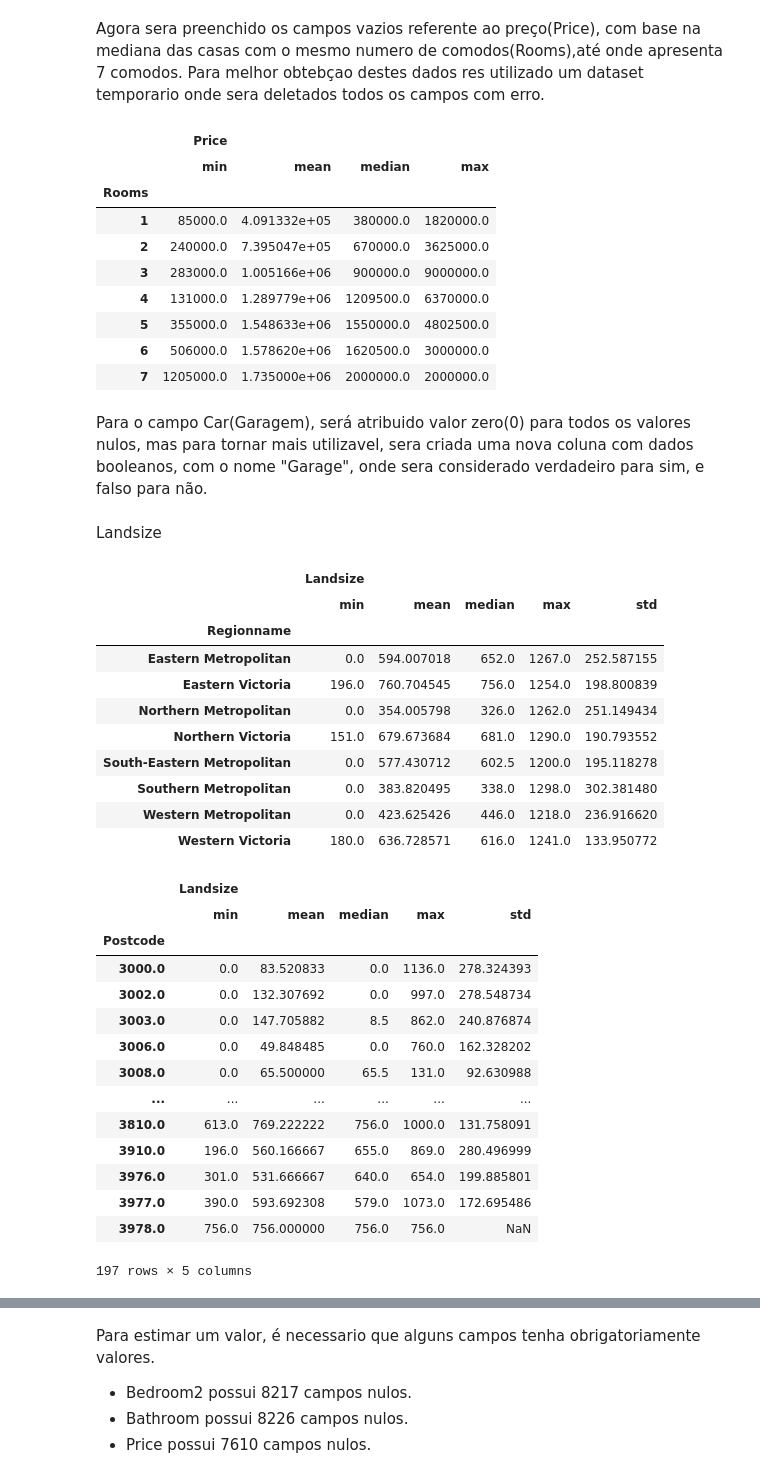
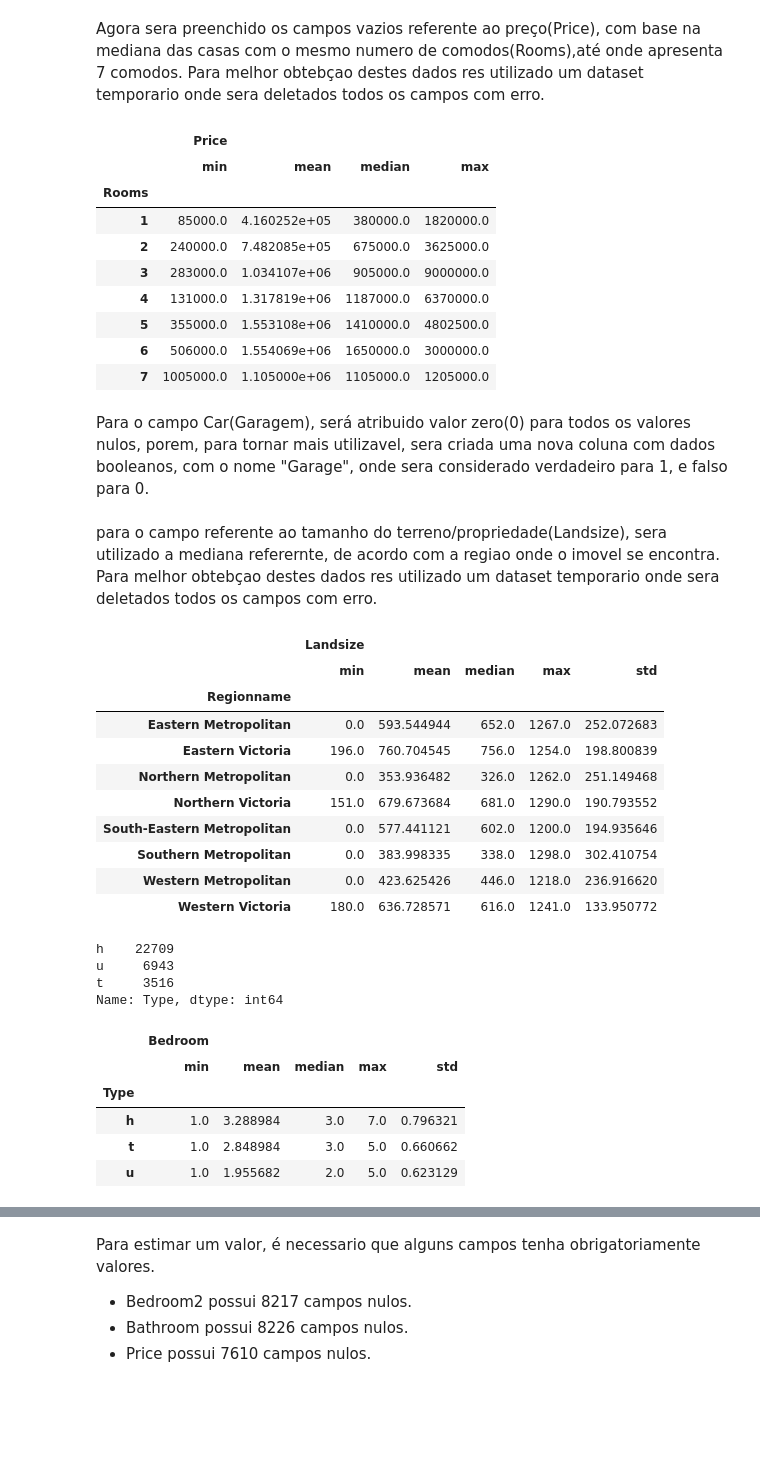
Before and after one commit to Riguini/Melbourne-Housing-Snapshot, a Jupyter notebook: Melbourne_Housing_Dataset.ipynb, the cells around one changed output, grey strips where cells are left out. Drawn from its saved outputs; the diff is of its cells as text; code cells hidden in the pictures; blank space fills up the shorter version.

```diff
--- a/Melbourne_Housing_Dataset.ipynb
+++ b/Melbourne_Housing_Dataset.ipynb
@@ -131,6 +131,7 @@ Conforme visualizado nos Boxplot acima, existe outliers para serem eleminados
 # %%
 df.drop(df.loc[df['Bathroom']>=4].index, inplace=True)
 df.drop(df.loc[df['Bedroom']>=8].index, inplace=True)
+df.drop(df.loc[df['Bedroom']<1].index, inplace=True)
 df.drop(df.loc[df['Rooms']>=8].index, inplace=True)
 df.drop(df.loc[df['Bathroom']<1].index, inplace=True)
 # %%
@@ -242,18 +240,19 @@ df.loc[df['Rooms'] == 7, 'BuildingArea'] = df.loc[df['Rooms'] == 7, 'BuildingAre
 Agora sera preenchido os campos vazios referente ao preço(Price), com base na mediana das casas com o mesmo numero de comodos(Rooms),até onde apresenta 7 comodos.
 Para melhor obtebçao destes dados res utilizado um dataset temporario onde sera deletados todos os campos com erro.
 # %%
+df_limpo_temporario = df.dropna()
 df_limpo_temporario.groupby("Rooms").agg({"Price":['min','mean', 'median','max']})
 # %% [output]
 |  | Price |  |  |  |
 |  | min | mean | median | max |
 | Rooms |  |  |  |  |
-| 1 | 85000.0 | 4.091332e+05 | 380000.0 | 1820000.0 |
-| 2 | 240000.0 | 7.395047e+05 | 670000.0 | 3625000.0 |
-| 3 | 283000.0 | 1.005166e+06 | 900000.0 | 9000000.0 |
-| 4 | 131000.0 | 1.289779e+06 | 1209500.0 | 6370000.0 |
-| 5 | 355000.0 | 1.548633e+06 | 1550000.0 | 4802500.0 |
-| 6 | 506000.0 | 1.578620e+06 | 1620500.0 | 3000000.0 |
-| 7 | 1205000.0 | 1.735000e+06 | 2000000.0 | 2000000.0 |
+| 1 | 85000.0 | 4.160252e+05 | 380000.0 | 1820000.0 |
+| 2 | 240000.0 | 7.482085e+05 | 675000.0 | 3625000.0 |
+| 3 | 283000.0 | 1.034107e+06 | 905000.0 | 9000000.0 |
+| 4 | 131000.0 | 1.317819e+06 | 1187000.0 | 6370000.0 |
+| 5 | 355000.0 | 1.553108e+06 | 1410000.0 | 4802500.0 |
+| 6 | 506000.0 | 1.554069e+06 | 1650000.0 | 3000000.0 |
+| 7 | 1005000.0 | 1.105000e+06 | 1105000.0 | 1205000.0 |
 # %%
 df.loc[df['Rooms'] == 1, 'Price'] = df.loc[df['Rooms'] == 1, 'Price'].fillna(380000)
 df.loc[df['Rooms'] == 2, 'Price'] = df.loc[df['Rooms'] == 2, 'Price'].fillna(670000)
@@ -263,46 +262,45 @@ df.loc[df['Rooms'] == 5, 'Price'] = df.loc[df['Rooms'] == 5, 'Price'].fillna(155
 df.loc[df['Rooms'] == 6, 'Price'] = df.loc[df['Rooms'] == 6, 'Price'].fillna(1620500)
 df.loc[df['Rooms'] == 7, 'Price'] = df.loc[df['Rooms'] == 7, 'Price'].fillna(2000000)
 # %% [markdown]
-Para o campo Car(Garagem), será atribuido valor zero(0) para todos os valores nulos, mas para tornar mais utilizavel, sera criada uma nova coluna com dados booleanos, com o nome "Garage", onde sera considerado verdadeiro para sim, e falso para não.
+Para o campo Car(Garagem), será atribuido valor zero(0) para todos os valores nulos, porem,  para tornar mais utilizavel, sera criada uma nova coluna com dados booleanos, com o nome "Garage", onde sera considerado verdadeiro para 1, e falso para 0.
 # %%
 df['Car'].fillna(0, inplace=True)
 # %%
 df['Garage'] = df['Car'].map(lambda x:0 if x ==0 else 1)
-# %% [markdown]
-Landsize
+# %% [markdown]
+para o campo referente ao tamanho do terreno/propriedade(Landsize), sera utilizado a mediana referernte, de acordo com a regiao onde o imovel se encontra. Para melhor obtebçao destes dados res utilizado um dataset temporario onde sera deletados todos os campos com erro.
 # %%
+df_limpo_temporario = df.dropna()
 df_limpo_temporario.groupby("Regionname").agg({"Landsize":['min','mean', 'median','max','std',]})
 # %% [output]
 |  | Landsize |  |  |  |  |
 |  | min | mean | median | max | std |
 | Regionname |  |  |  |  |  |
-| Eastern Metropolitan | 0.0 | 594.007018 | 652.0 | 1267.0 | 252.587155 |
+| Eastern Metropolitan | 0.0 | 593.544944 | 652.0 | 1267.0 | 252.072683 |
 | Eastern Victoria | 196.0 | 760.704545 | 756.0 | 1254.0 | 198.800839 |
-| Northern Metropolitan | 0.0 | 354.005798 | 326.0 | 1262.0 | 251.149434 |
+| Northern Metropolitan | 0.0 | 353.936482 | 326.0 | 1262.0 | 251.149468 |
 | Northern Victoria | 151.0 | 679.673684 | 681.0 | 1290.0 | 190.793552 |
-| South-Eastern Metropolitan | 0.0 | 577.430712 | 602.5 | 1200.0 | 195.118278 |
-| Southern Metropolitan | 0.0 | 383.820495 | 338.0 | 1298.0 | 302.381480 |
+| South-Eastern Metropolitan | 0.0 | 577.441121 | 602.0 | 1200.0 | 194.935646 |
+| Southern Metropolitan | 0.0 | 383.998335 | 338.0 | 1298.0 | 302.410754 |
 | Western Metropolitan | 0.0 | 423.625426 | 446.0 | 1218.0 | 236.916620 |
 | Western Victoria | 180.0 | 636.728571 | 616.0 | 1241.0 | 133.950772 |
 # %%
 df.loc[df['Regionname'] == 'Eastern Victoria', 'Landsize'] = df.loc[df['Regionname'] == 'Eastern Victoria', 'Landsize'].fillna(756)
 df.loc[df['Regionname'] == 'Northern Victoria', 'Landsize'] = df.loc[df['Regionname'] == 'Northern Victoria', 'Landsize'].fillna(681)
 df.loc[df['Regionname'] == 'Western Victoria', 'Landsize'] = df.loc[df['Regionname'] == 'Western Victoria', 'Landsize'].fillna(616)
+# %%
+df["Type"].value_counts()
+# %% [output]
+h    22709
+u     6943
+t     3516
+Name: Type, dtype: int64
 # %%
-df_limpo_temporario.groupby("Postcode").agg({"Landsize":['min','mean', 'median','max','std',]})
+df_limpo_temporario.groupby("Type").agg({"Bedroom":['min','mean', 'median','max','std',]})
 # %% [output]
-|  | Landsize |  |  |  |  |
+|  | Bedroom |  |  |  |  |
 |  | min | mean | median | max | std |
-| Postcode |  |  |  |  |  |
-| 3000.0 | 0.0 | 83.520833 | 0.0 | 1136.0 | 278.324393 |
-| 3002.0 | 0.0 | 132.307692 | 0.0 | 997.0 | 278.548734 |
-| 3003.0 | 0.0 | 147.705882 | 8.5 | 862.0 | 240.876874 |
-| 3006.0 | 0.0 | 49.848485 | 0.0 | 760.0 | 162.328202 |
-| 3008.0 | 0.0 | 65.500000 | 65.5 | 131.0 | 92.630988 |
-| ... | ... | ... | ... | ... | ... |
-| 3810.0 | 613.0 | 769.222222 | 756.0 | 1000.0 | 131.758091 |
-| 3910.0 | 196.0 | 560.166667 | 655.0 | 869.0 | 280.496999 |
-| 3976.0 | 301.0 | 531.666667 | 640.0 | 654.0 | 199.885801 |
-| 3977.0 | 390.0 | 593.692308 | 579.0 | 1073.0 | 172.695486 |
-| 3978.0 | 756.0 | 756.000000 | 756.0 | 756.0 | NaN |
+| Type |  |  |  |  |  |
+| h | 1.0 | 3.288984 | 3.0 | 7.0 | 0.796321 |
+| t | 1.0 | 2.848984 | 3.0 | 5.0 | 0.660662 |
+| u | 1.0 | 1.955682 | 2.0 | 5.0 | 0.623129 |
-197 rows × 5 columns
```
Also changed, not shown: parts of 38 cells of this notebook.
